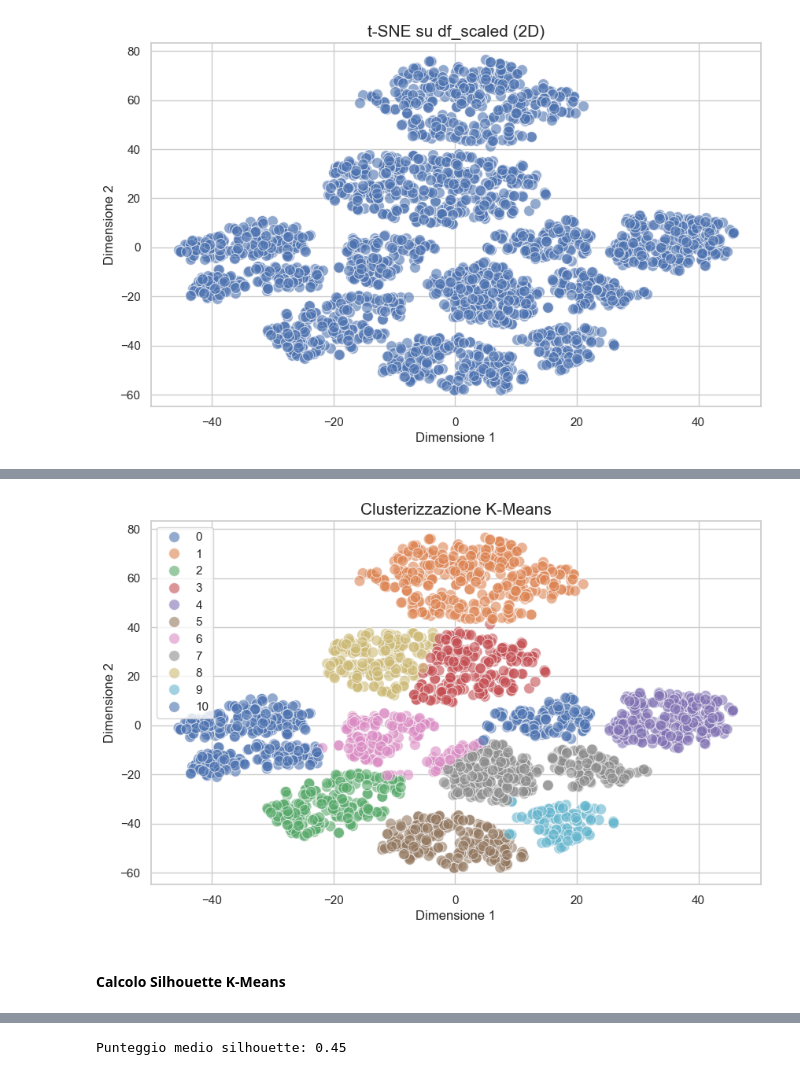
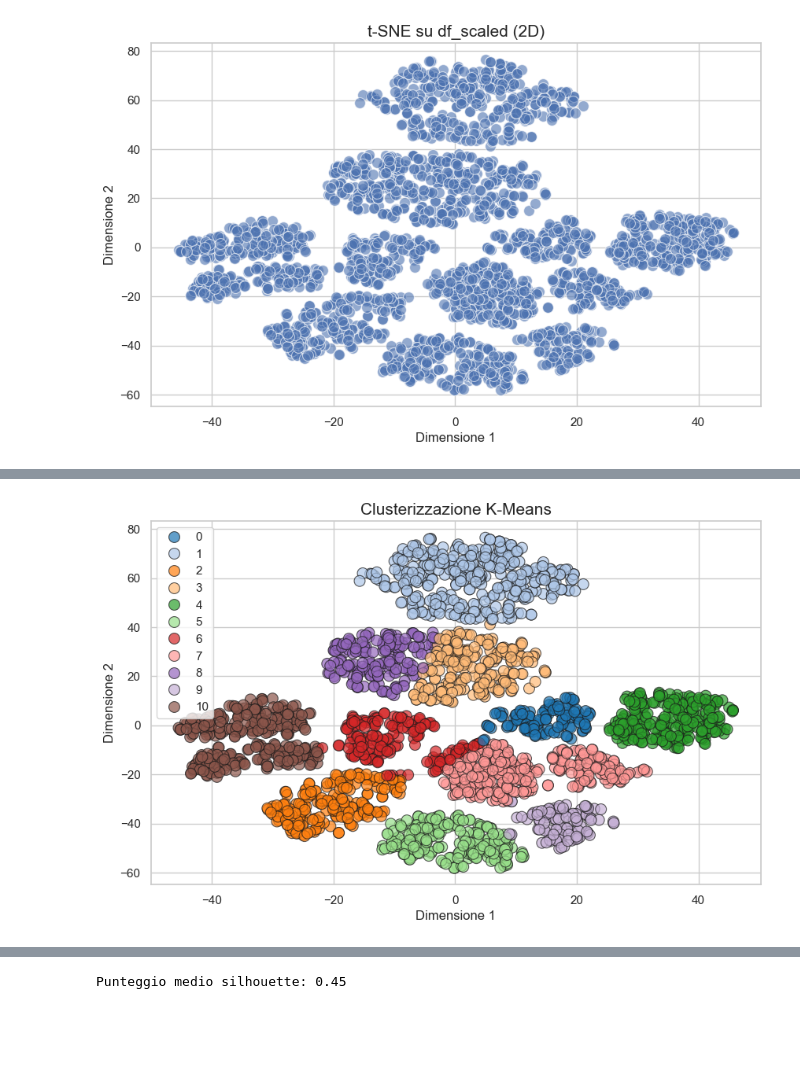
Before and after one commit to Giansimone-Coccia/Student_Performance_Analysis, a Jupyter notebook: Clusterizzazione.ipynb, the cells around one changed output, grey strips where cells are left out. Saved outputs shown, nothing was run; the diff lists cells and outputs as text; code cells hidden in the pictures; blank space fills up the shorter version.

```diff
--- a/Clusterizzazione.ipynb
+++ b/Clusterizzazione.ipynb
@@ -96,36 +133,26 @@ df['Cluster'] = kmeans.labels_
 # %%
 import matplotlib.pyplot as plt
 import seaborn as sns
 from sklearn.manifold import TSNE
 import numpy as np
 
-
-# Creiamo una palette di colori per i cluster
+# Creiamo una palette di colori per i cluster, usando una palette con più colori vivaci (tab20)
 sns.set(style="whitegrid")
-palette = sns.color_palette("deep", n_colors=len(np.unique(kmeans.labels_)))
+palette = sns.color_palette("tab20", n_colors=len(np.unique(df['Cluster'])))
 
 # Impostiamo il grafico a dispersione (scatter plot)
 plt.figure(figsize=(10, 6))
 
 # Mostriamo i dati con i cluster
-sns.scatterplot(x=df_scaled_2d_tsne[:, 0], y=df_scaled_2d_tsne[:, 1], hue=df['Cluster'], palette=palette, s=100, alpha=0.6, edgecolor="w", legend="full")
-
-# Ora, ridurre la perplexity per i centroidi (per esempio, settiamo la perplexity a 5)
-#tsne_centroids = TSNE(n_components=2, random_state=42, perplexity=2)
-#centroids_2d_tsne = tsne_centroids.fit_transform(kmeans.cluster_centers_)
-
-# Mostriamo i centroidi
-#plt.scatter(centroids_2d_tsne[:, 0], centroids_2d_tsne[:, 1], c='red', s=200, marker='X', label='Centroidi')
+sns.scatterplot(x=df_scaled_2d_tsne[:, 0], y=df_scaled_2d_tsne[:, 1], hue=df['Cluster'], palette=palette, s=100, alpha=0.7, edgecolor="k", legend="full")
 
 # Aggiungiamo etichette al grafico
 plt.title('Clusterizzazione K-Means', fontsize=15)
 plt.xlabel('Dimensione 1', fontsize=12)
 plt.ylabel('Dimensione 2', fontsize=12)
 plt.legend()
 
 # Mostriamo il grafico
 plt.show()
 # %% [output]
-[figure, old version]
+[figure, new version]
-# %% [markdown]
-#### Calcolo Silhouette K-Means
```
Also changed, not shown: parts of 28 cells of this notebook.
